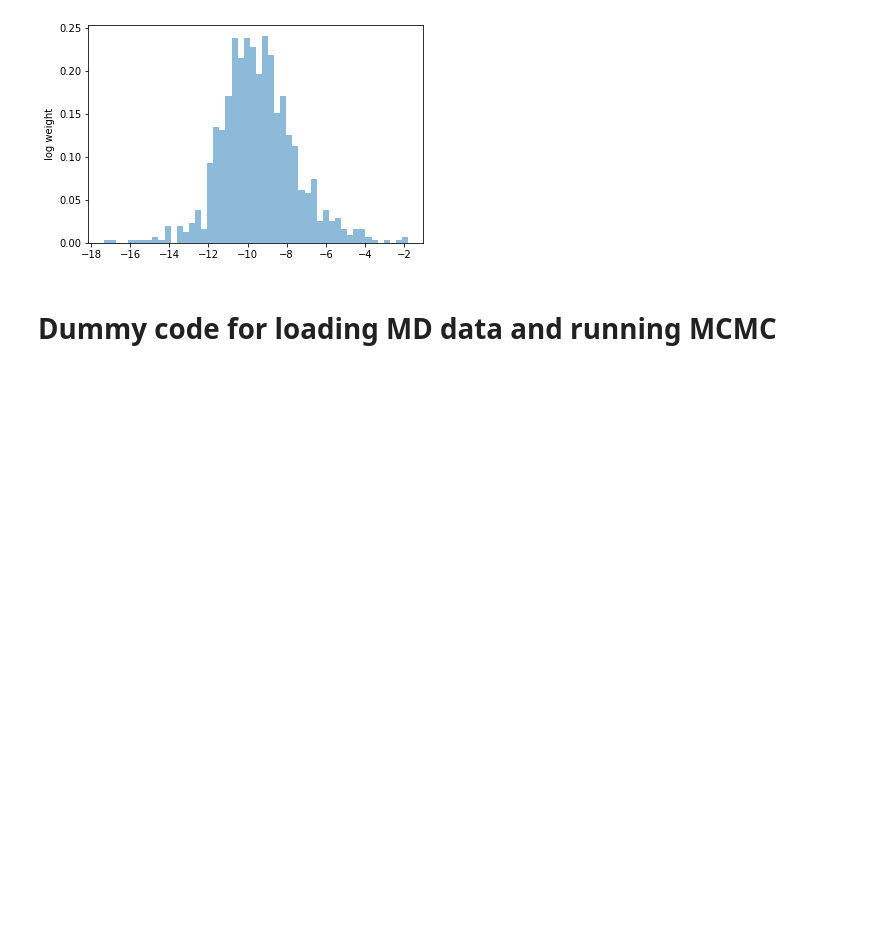
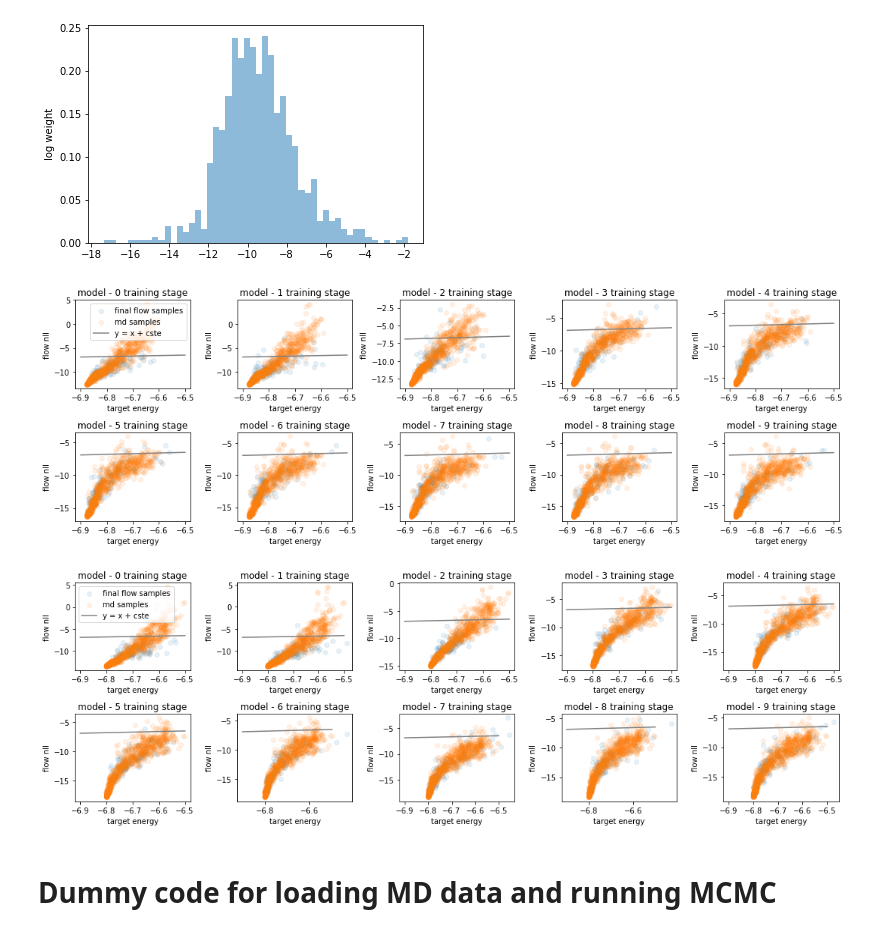
Before and after one commit to anacmolina/ML-DFT, a Jupyter notebook: notebooks/07c - FE computations w. new variables.ipynb, the cells around one changed output. Drawn from its saved outputs; the diff is of its cells as text; code cells hidden in the pictures; blank space fills up the shorter version.

```diff
--- a/notebooks/07c - FE computations w. new variables.ipynb
+++ b/notebooks/07c - FE computations w. new variables.ipynb
@@ -200,6 +200,37 @@ print('participation: {:.3e}'.format(participation.item()))
 norm: 1.000e+00
 participation: 1.444e-02
 [figure]
+# %%
+T = 300
+kb = 0.0019872041
+beta = 1 / (kb * T)
+n_samples = 1000
+for mode_label in mode_labels:
+    plt.figure(figsize=(15,5))
+    axes = [plt.subplot(2, 5, i + 1) for i in range(10)]
+    # plt.suptitle('Samples from models projected on first two dimensions')
+    models = [model for model in flows_dic[mode_label]['models']]
+    x_test = x_mds[x_mds[:,13]==mode_label][:, :12]
+    for m,model in enumerate(models[:10]):
+        model.eval()
+        plt.sca(axes[m])
+        final_flow = models[m]
+        xs_flow_final = final_flow.sample(100)
+
+        plt.title('model - {:d} training stage'.format(int(m)))
+        plt.scatter(mlps[mode_label](xs_flow_final[:n_samples]).detach().numpy(), final_flow.nll(xs_flow_final[:n_samples]).detach().numpy()/beta, alpha=0.1, label='final flow samples')
+        plt.scatter(mlps[mode_label](x_test[:n_samples,:12]).detach().numpy(), final_flow.nll(x_test[:n_samples,:12]).detach().numpy()/beta, alpha=0.1, label='md samples')
+        plt.plot(np.arange(-6.9, -6.5, 0.01), np.arange(-6.9, -6.5, 0.01) , c='grey', label='y = x + cste')
+        plt.ylabel('flow nll')
+        plt.xlabel('target energy')
+
+        if m == 0:
+            plt.legend()
+    plt.tight_layout()
+    plt.show()
+# %% [output]
+[figure, added]
+[figure, added]
 # %% [markdown]
 # Dummy code for loading MD data and running MCMC
 # %%
```
Also changed, not shown: parts of 8 cells of this notebook, 4 other files.
